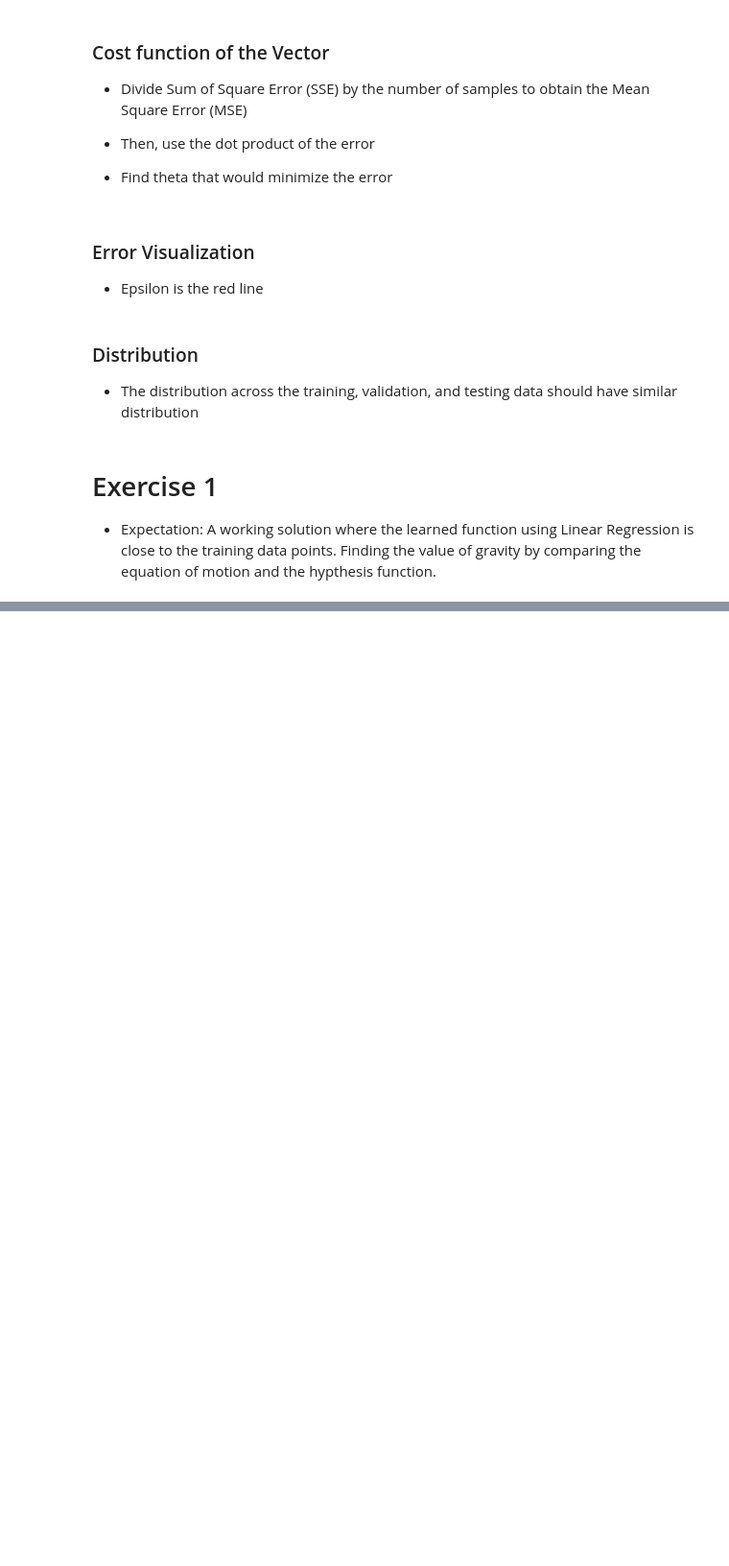
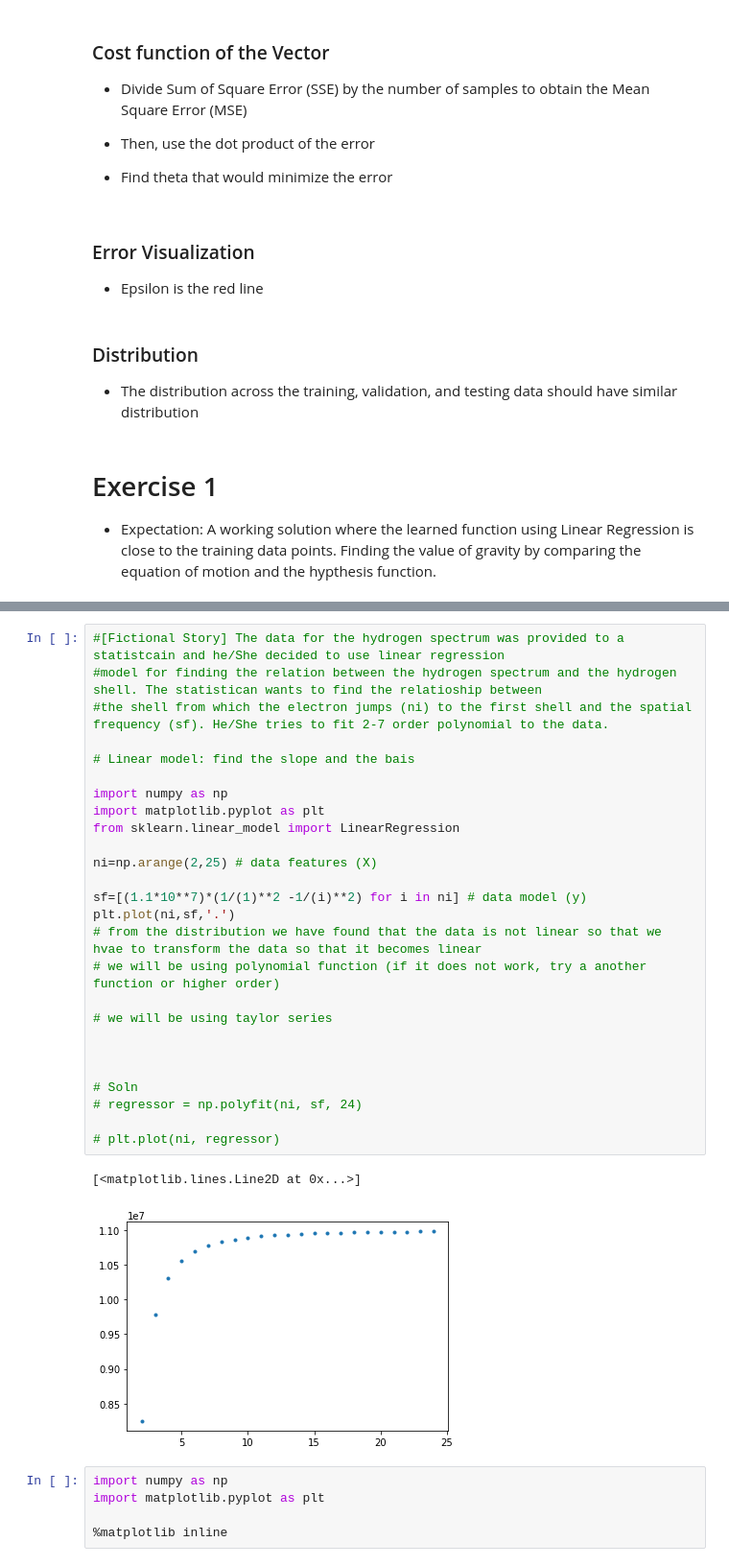
Before and after one commit to Kumail00Alawa/KAUST_AI_WEEK, a Jupyter notebook: thridday.ipynb, the cells around one changed output, grey strips where cells are left out. Shown: that part at 96% size. Drawn from its saved outputs; the diff is of its cells as text; blank space fills up the shorter version.

```diff
--- a/thridday.ipynb
+++ b/thridday.ipynb
@@ -120,0 +167,34 @@ plt.plot(t, regressor)
+# %%
+#[Fictional Story] The data for the hydrogen spectrum was provided to a statistcain and he/She decided to use linear regression
+#model for finding the relation between the hydrogen spectrum and the hydrogen shell. The statistican wants to find the relatioship between
+#the shell from which the electron jumps (ni) to the first shell and the spatial frequency (sf). He/She tries to fit 2-7 order polynomial to the data.
+
+# Linear model: find the slope and the bais
+
+import numpy as np
+import matplotlib.pyplot as plt
+from sklearn.linear_model import LinearRegression
+
+ni=np.arange(2,25) # data features (X)
+
+sf=[(1.1*10**7)*(1/(1)**2 -1/(i)**2) for i in ni] # data model (y)
+plt.plot(ni,sf,'.')
+# from the distribution we have found that the data is not linear so that we hvae to transform the data so that it becomes linear
+# we will be using polynomial function (if it does not work, try a another function or higher order)
+
+# we will be using taylor series
+
+
+
+# Soln
+# regressor = np.polyfit(ni, sf, 24)
+
+# plt.plot(ni, regressor)
+# %% [output]
+[<matplotlib.lines.Line2D at 0x...>]
+[figure, added]
+# %%
+import numpy as np
+import matplotlib.pyplot as plt
+
+%matplotlib inline
```
Also changed, not shown: parts of 5 cells of this notebook.
